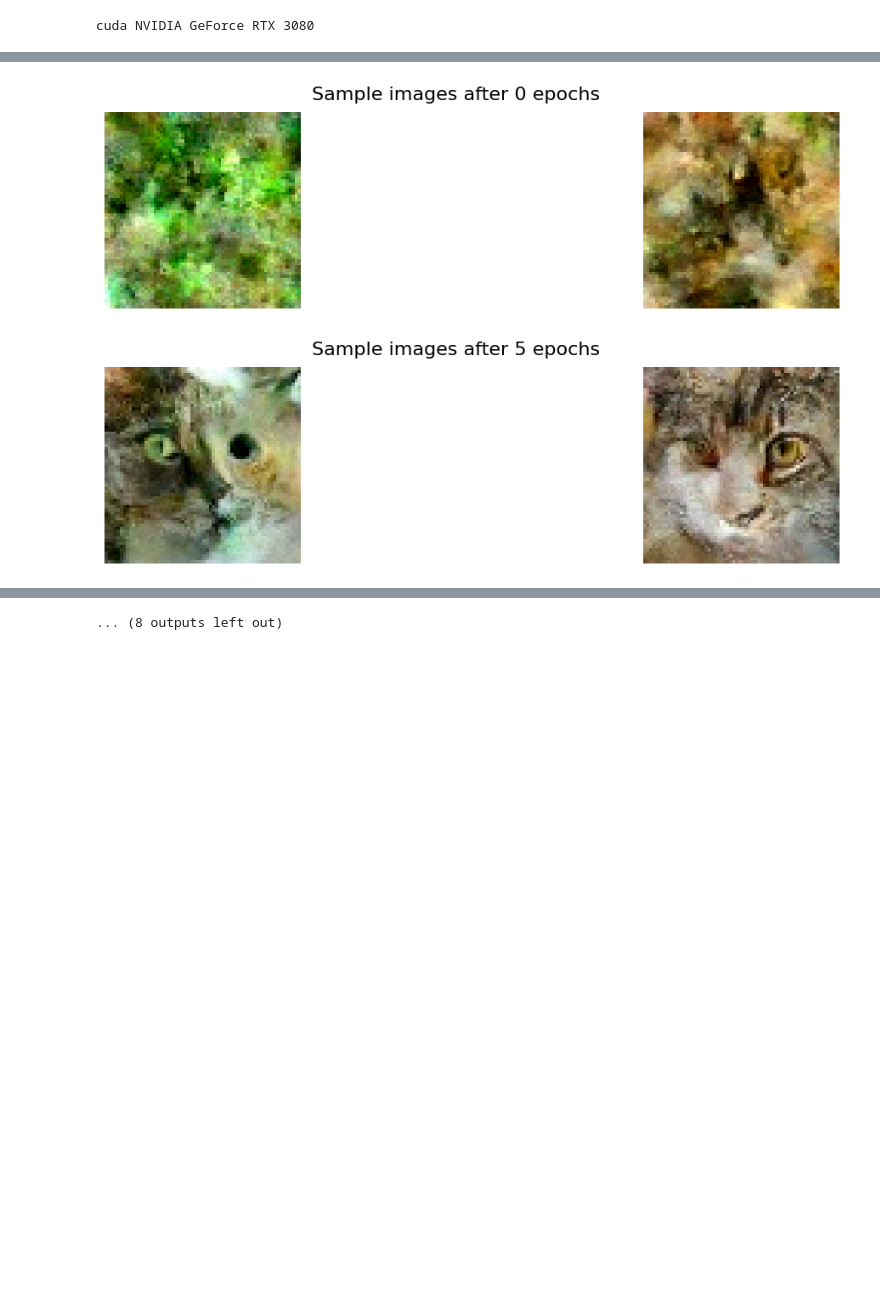
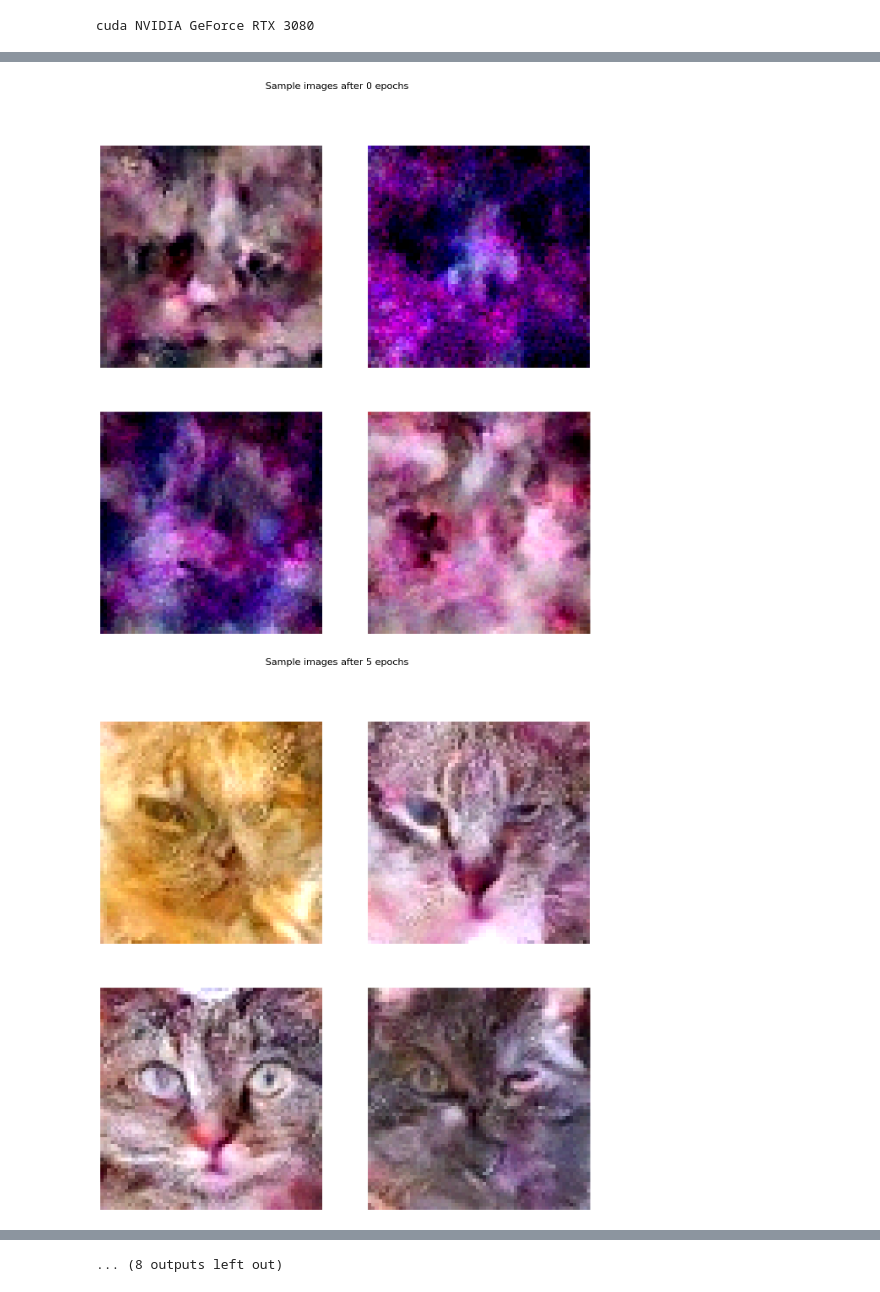
Before and after one commit to Medokins/Generative-Modeling, a Jupyter notebook: LatentDiffiusion/main.ipynb, the cells around one changed output, grey strips where cells are left out. Cells and saved outputs as stored; diff of their text form; code cells hidden in the pictures; blank space fills up the shorter version.

Commit message:
update latent diffusion notebook

```diff
--- a/LatentDiffiusion/main.ipynb
+++ b/LatentDiffiusion/main.ipynb
@@ -68,20 +68,28 @@ def show_tensor_image(image, title=None):
     plt.imshow(image.cpu())
 
 def show_tensor_images(images, title=None):
-    columns = images.shape[0]
-    fig = plt.figure(figsize=(15, 3))
+    n_images = images.shape[0]
+    n_columns = int(np.sqrt(n_images))
+    n_rows = n_images // n_columns + (1 if n_images % n_columns != 0 else 0)
+
+    _, axes = plt.subplots(n_rows, n_columns, figsize=(15, 15))
 
     if title:
         plt.suptitle(title, fontsize=16)
 
-    for i in range(columns):
-        fig.add_subplot(1, columns, i+1)
-        image = images[i]
-        image = denorm(image)
-        image = image.permute(1, 2, 0)
-        image = image.clip(0, 1)
-        plt.imshow(image.cpu())
-        plt.axis('off')
+    for i, ax in enumerate(axes.flat):
+        if i < n_images:
+            image = images[i]
+            image = denorm(image)
+            image = image.permute(1, 2, 0)
+            image = image.clip(0, 1)
+            ax.imshow(image.cpu())
+            ax.axis('off')
+
+    for i in range(n_images, n_columns * n_rows):
+        axes.flat[i].axis('off')
+
+    plt.show()
 
 data = load_transformed_dataset(test_split=0.2)
 dataloader = DataLoader(data, batch_size=batch_size, shuffle=True)
@@ -323,22 +331,22 @@ l = len(dataloader)
 # %%
 for epoch in range(epochs):
     pbar = tqdm(dataloader)
     for i, (images, _) in enumerate(pbar):
         images = images.to(device)
         t = diffusion.random_timestamps(images.shape[0]).to(device)
         x_t, noise = diffusion.forward_diffusion(images, t)
         predicted_noise = model(x_t, t)
         loss = mse(noise, predicted_noise)
 
         optimizer.zero_grad()
         loss.backward()
         optimizer.step()
 
         pbar.set_postfix(MSE=loss.item())
 
     if epoch % 5 == 0:
-        sampled_images = diffusion.sample(model, n=images.shape[0])
+        sampled_images = diffusion.sample(model, n=4)
         show_tensor_images(sampled_images, title=f"Sample images after {epoch} epochs")
 # %% [output]
-[figure, old version]
+[figure, new version]
-[figure, old version]
+[figure, new version]
```
Also changed, not shown: parts of 4 cells of this notebook.
